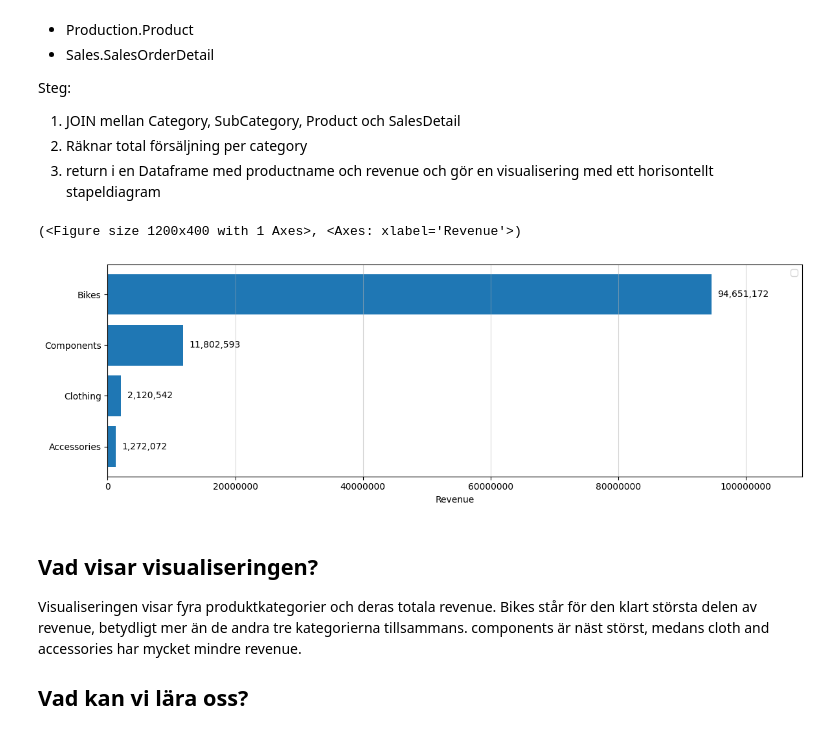
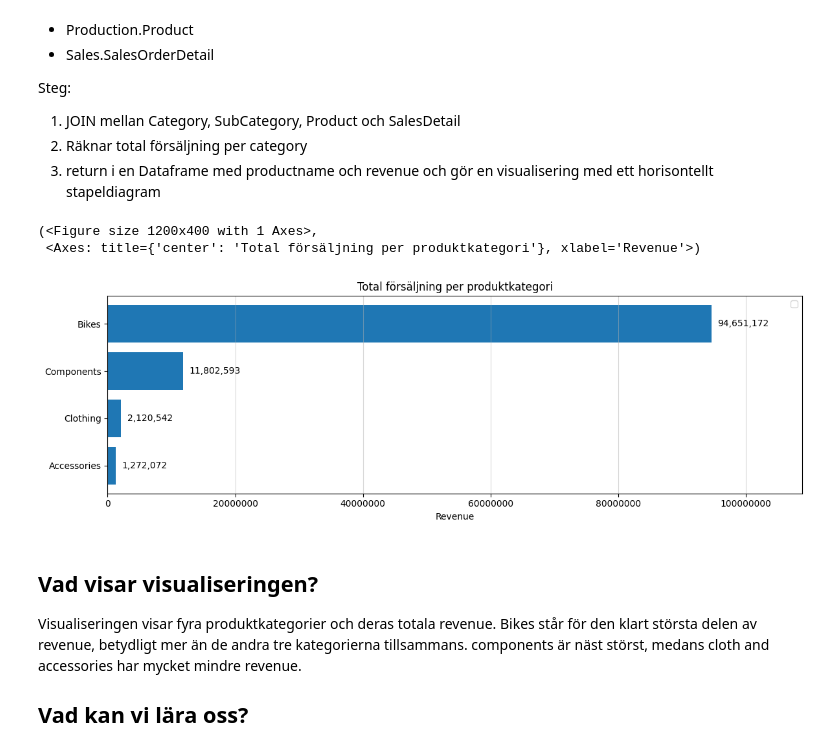
Before and after one commit to MarcusMorlock/SQLInl-mning_Marcus, a Jupyter notebook: report.ipynb, the cells around one changed output. Cells and saved outputs as stored; diff of their text form; code cells hidden in the pictures.

```diff
--- a/report.ipynb
+++ b/report.ipynb
@@ -140,23 +129,24 @@ Steg:
 # %%
 
 query_sell_per_category ="""
 SELECT
 
-    pc.Name as Productname,
+    pc.Name as ProductName,
     SUM(sod.LineTotal) as Revenue
 
 FROM Production.ProductCategory as pc
 INNER JOIN Production.ProductSubcategory as psc ON  pc.ProductCategoryID = psc.ProductCategoryID
 INNER JOIN Production.Product as p on psc.ProductSubcategoryID = p.ProductSubcategoryID
 INNER JOIN Sales.SalesOrderDetail as sod on p.ProductID = sod.ProductID
 GROUP BY pc.Name
 ORDER BY SUM(sod.LineTotal) DESC
 """
 query_sell_per_category_df = sql_report.query_df(query_sell_per_category)
-viz_total_sell_per_category(query_sell_per_category_df)
+viz_total_sell_per_category(query_sell_per_category_df,"Total försäljning per produktkategori")
 # %% [output]
-(<Figure size 1200x400 with 1 Axes>, <Axes: xlabel='Revenue'>)
+(<Figure size 1200x400 with 1 Axes>,
+ <Axes: title={'center': 'Total försäljning per produktkategori'}, xlabel='Revenue'>)
-[figure, old version]
+[figure, new version]
 # %% [markdown]
 ## Vad visar visualiseringen?
 
```
Also changed, not shown: parts of 6 cells of this notebook, 1 other file.
